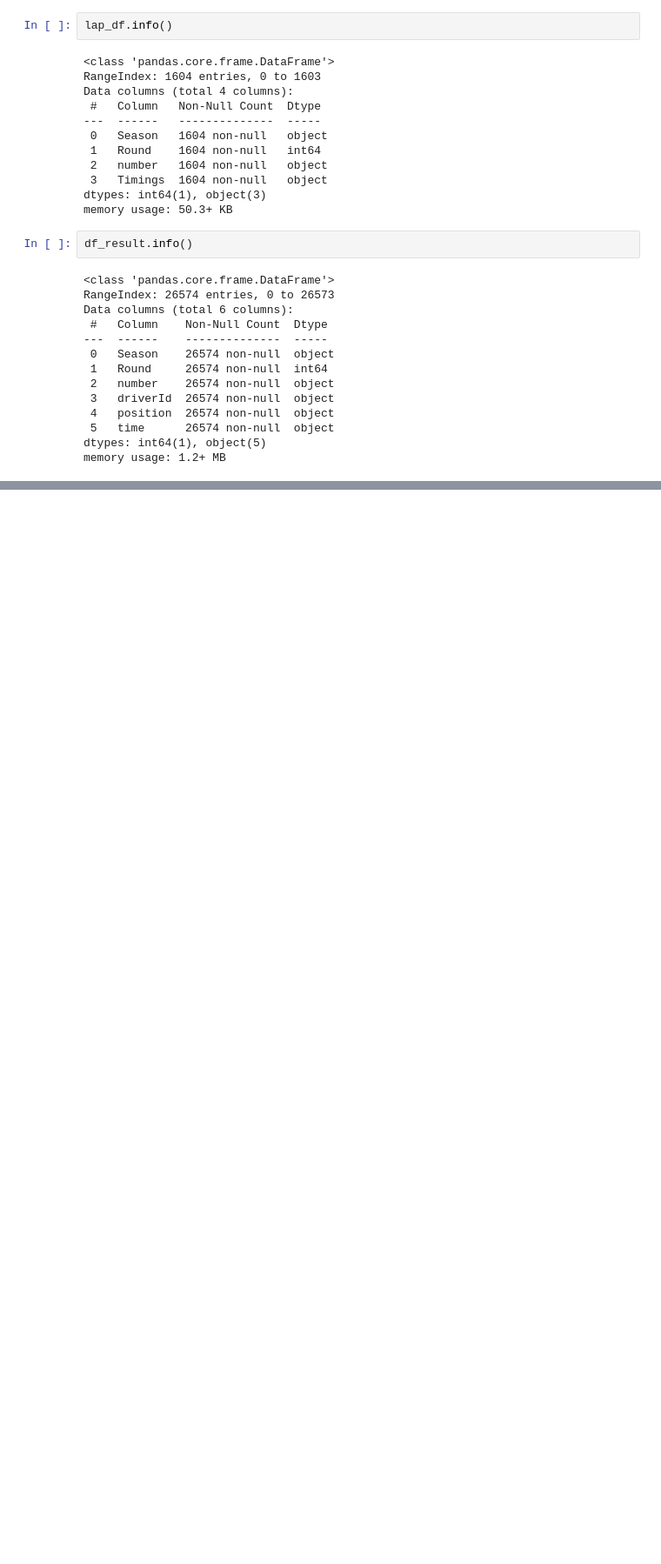
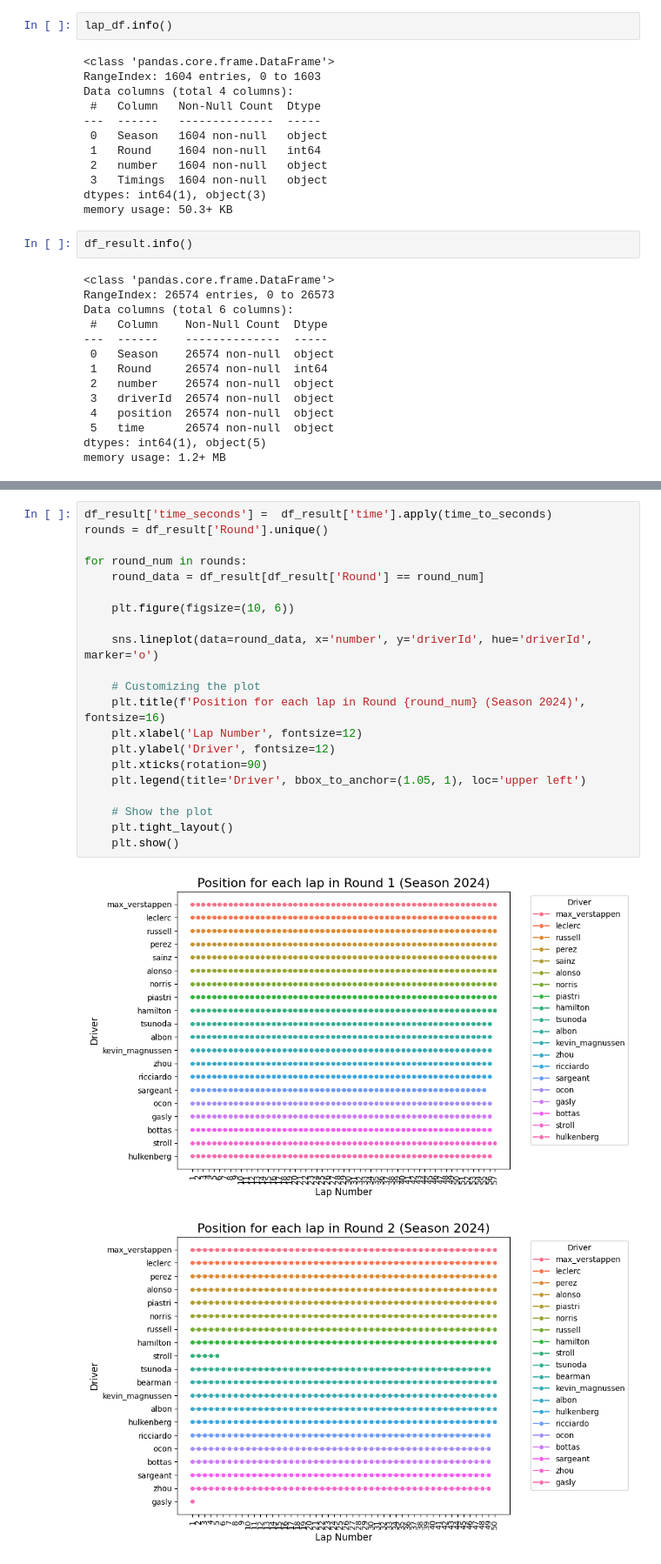
Before and after one commit to JhaAkansha/F1Predictor, a Jupyter notebook: F1_Race_Winner_Predictor.ipynb, the cells around one changed output, grey strips where cells are left out. Shown at 87% size. Drawn from its saved outputs; the diff is of its cells as text; blank space fills up the shorter version.

Commit message:
Plot each driver's position per lap for every round in a season

```diff
--- a/F1_Race_Winner_Predictor.ipynb
+++ b/F1_Race_Winner_Predictor.ipynb
@@ -239,3 +239,27 @@ plt.tight_layout()
 plt.show()
 # %% [output]
 [figure]
+# %%
+df_result['time_seconds'] =  df_result['time'].apply(time_to_seconds)
+rounds = df_result['Round'].unique()
+
+for round_num in rounds:
+    round_data = df_result[df_result['Round'] == round_num]
+
+    plt.figure(figsize=(10, 6))
+
+    sns.lineplot(data=round_data, x='number', y='driverId', hue='driverId', marker='o')
+
+    # Customizing the plot
+    plt.title(f'Position for each lap in Round {round_num} (Season 2024)', fontsize=16)
+    plt.xlabel('Lap Number', fontsize=12)
+    plt.ylabel('Driver', fontsize=12)
+    plt.xticks(rotation=90)
+    plt.legend(title='Driver', bbox_to_anchor=(1.05, 1), loc='upper left')
+
+    # Show the plot
+    plt.tight_layout()
+    plt.show()
+# %% [output]
+[figure, added]
+[figure, added]
```
Also changed, not shown: parts of 3 cells of this notebook.
